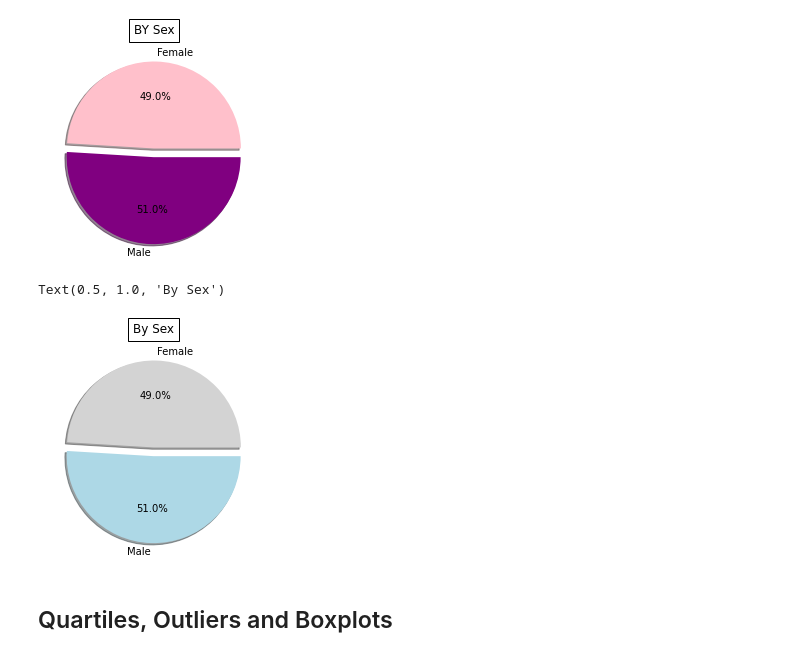
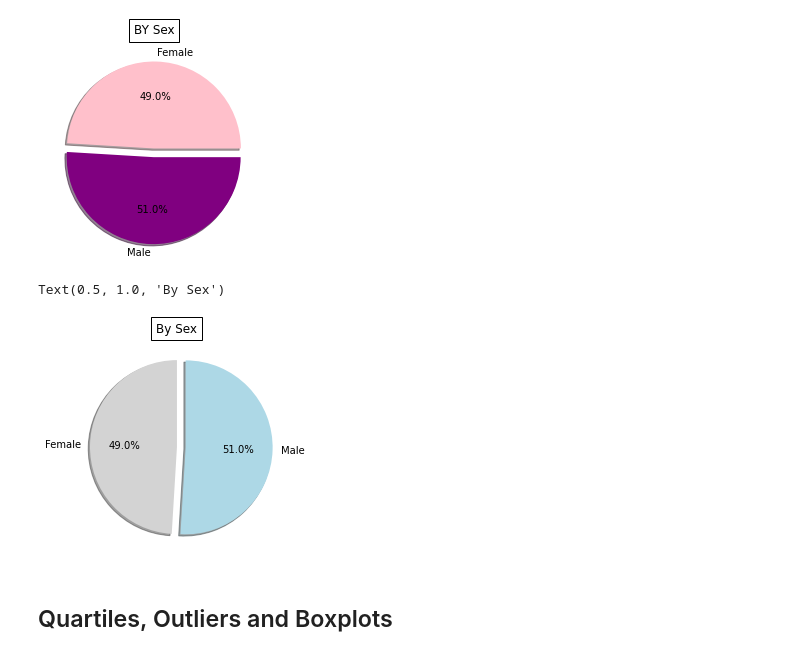
Before and after one commit to kidik425/05-MatPlotLib, a Jupyter notebook: Pymaceuticals/pymaceuticals_final.ipynb, the cells around one changed output. Cells and saved outputs as stored; diff of their text form; code cells hidden in the pictures.

Commit message:
final final commit.  made tweaks to pie chart and put observations in header as per instrcutions

```diff
--- a/Pymaceuticals/pymaceuticals_final.ipynb
+++ b/Pymaceuticals/pymaceuticals_final.ipynb
@@ -248,20 +255,21 @@ countChart
 # %%
 # Generate a pie plot showing the distribution of female versus male mice using pyplot
 groupGenPly = cleanedDF.groupby('Sex')
 countGenPly = groupGenPly['Sex'].count()
 
 plt.pie(countGenPly
         ,colors=['lightgrey','lightblue']
         ,explode=[0,.1]
         ,shadow=True
         ,autopct='%1.1f%%'
         ,labels=countGenPly.index.values
+        ,startangle=90
        )
 
 plt.title("By Sex", bbox={'facecolor':'1', 'pad':5}) #GOOGLE FTW!!!!
 # %% [output]
 Text(0.5, 1.0, 'By Sex')
-[figure, old version]
+[figure, new version]
 # %% [markdown]
 ## Quartiles, Outliers and Boxplots
 # %%
```
Also changed, not shown: parts of 2 cells of this notebook.
